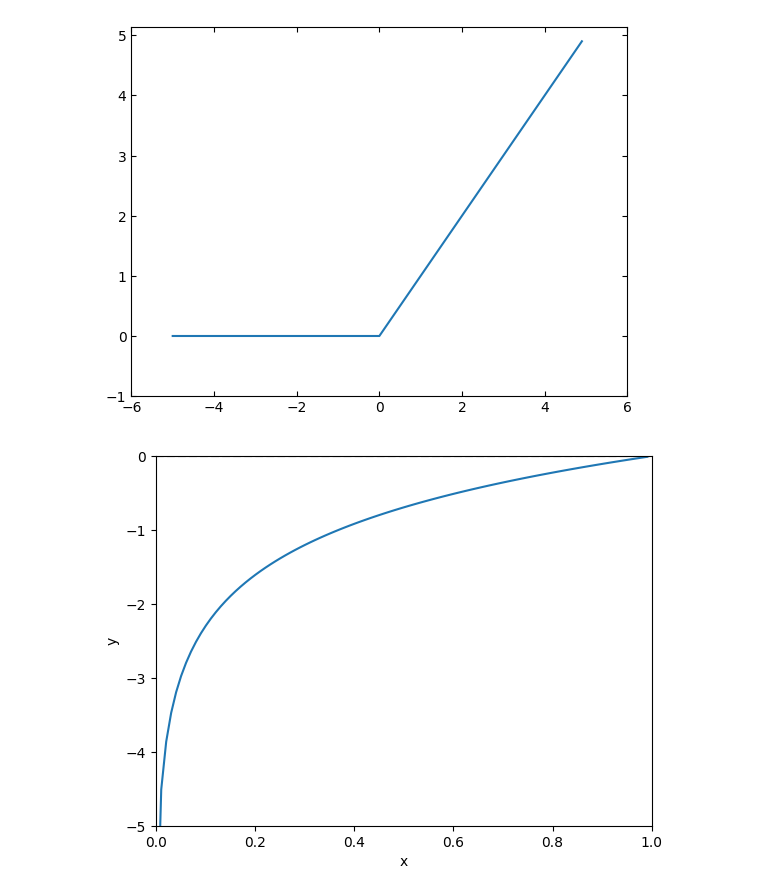
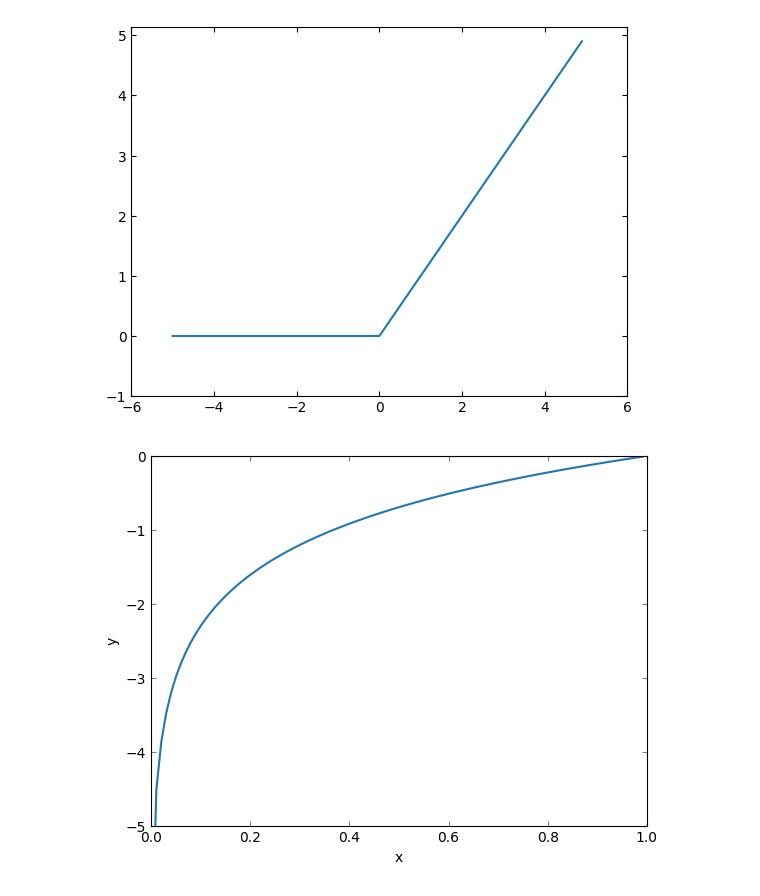
Before and after one commit to Chanmuzi/Deep-Learning-from-Scratch, a Jupyter notebook: practice.ipynb, the cells around one changed output. Drawn from its saved outputs; the diff is of its cells as text; code cells hidden in the pictures.

```diff
--- a/practice.ipynb
+++ b/practice.ipynb
@@ -735,18 +735,19 @@ plt.show()
 # %%
 x = np.arange(0.001, 1.0, 0.01)  # Start from 0.001 instead of 0 to avoid division by zero
 y = np.log(x)
 
 plt.plot(x, y)
 plt.xlim(0, 1.0)  # Set the x-axis limits
 plt.ylim(-5, 0)
 plt.xticks(np.arange(0.0, 1.1, 0.2))
 plt.yticks(np.arange(-5, 1, 1))
+plt.tick_params(top=True, right=True, direction='in', color='gray')
 plt.axhline(0, color='black', linestyle='--')  # Add a horizontal line at y=0
 plt.xlabel('x')
 plt.ylabel('y')
 plt.show()
 # %% [output]
-[figure, old version]
+[figure, new version]
 # %%
 x = np.arange(0, 20, 0.01)
 y = 0.01 * x ** 2 + 0.1 * x
```
Also changed, not shown: parts of 1 cell of this notebook.
